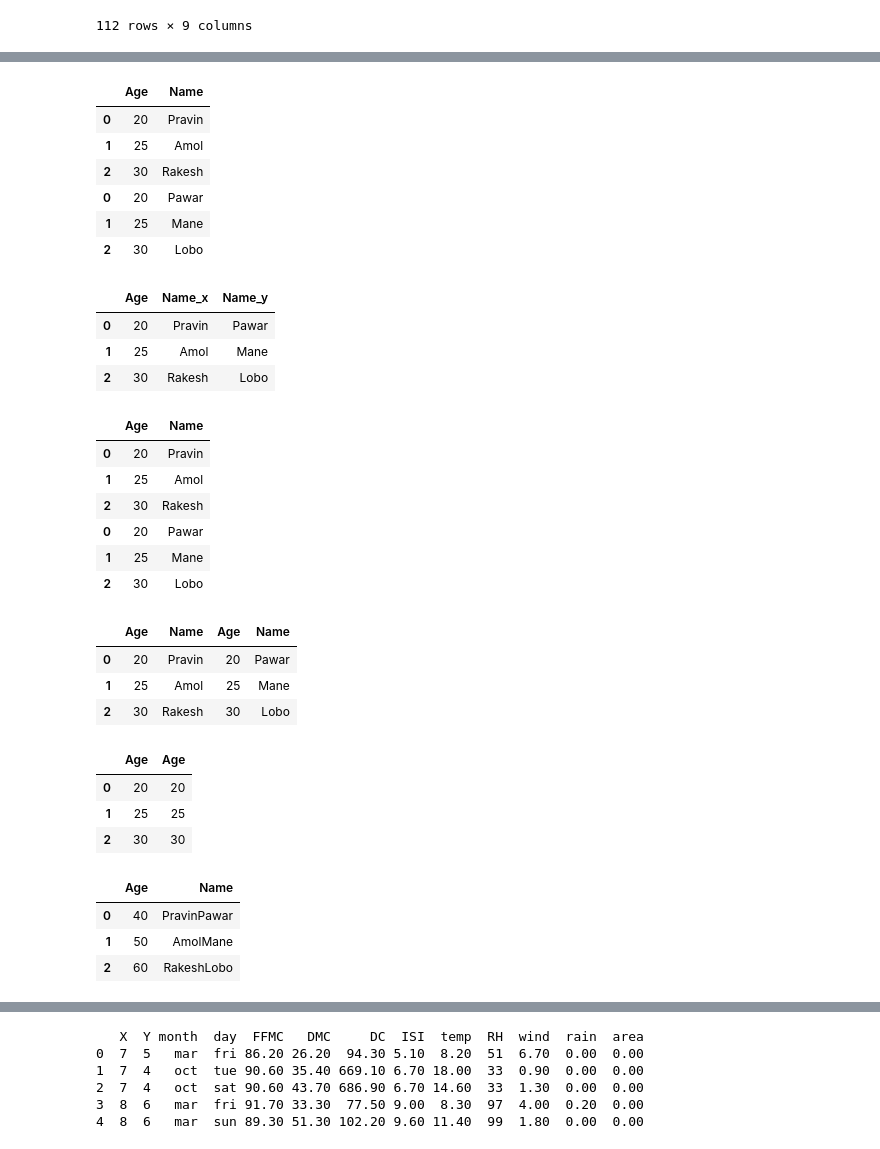
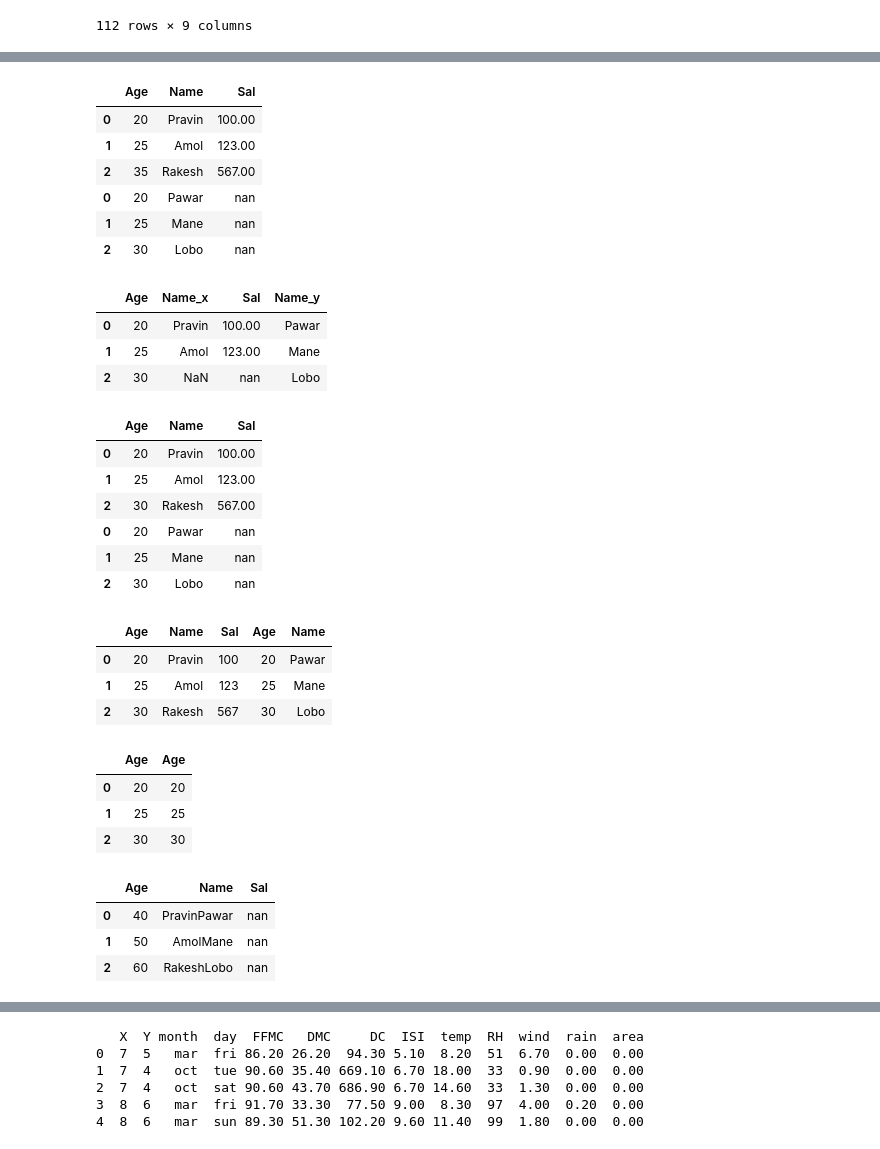
Before and after one commit to ppawar88/Python, a Jupyter notebook: Pandas.ipynb, the cells around one changed output, grey strips where cells are left out. Drawn from its saved outputs; the diff is of its cells as text; code cells hidden in the pictures.

```diff
--- a/Pandas.ipynb
+++ b/Pandas.ipynb
@@ -444,7 +466,10 @@ df_1.merge(df_2, how="inner", on ="unique_id")
 112 rows × 9 columns
 # %%
 df1 = pd.DataFrame(data={"Name" : ["Pravin", "Amol", "Rakesh"],
-                        "Age" : [20,25,30]})
+                        "Age" : [20,25,35],
+                        "Sal" : [100,123,567]})
 # %%
 df2 = pd.DataFrame(data={"Name" : ["Pawar", "Mane", "Lobo"],
                         "Age" : [20,25,30]})
+# %%
+df1.append(df2, ignore_index=True)
@@ -451,38 +484,38 @@ df2 = pd.DataFrame(data={"Name" : ["Pawar", "Mane", "Lobo"],
 # %%
-df1.append(df2)
+df1.append(df2, )
 # %% [output]
-|  | Age | Name |
-| 0 | 20 | Pravin |
-| 1 | 25 | Amol |
-| 2 | 30 | Rakesh |
-| 0 | 20 | Pawar |
-| 1 | 25 | Mane |
-| 2 | 30 | Lobo |
+|  | Age | Name | Sal |
+| 0 | 20 | Pravin | 100.00 |
+| 1 | 25 | Amol | 123.00 |
+| 2 | 35 | Rakesh | 567.00 |
+| 0 | 20 | Pawar | nan |
+| 1 | 25 | Mane | nan |
+| 2 | 30 | Lobo | nan |
 # %%
-df1.merge(df2, on="Age", how="inner")
+df1.merge(df2, on="Age", how="left")
 # %% [output]
-|  | Age | Name_x | Name_y |
-| 0 | 20 | Pravin | Pawar |
-| 1 | 25 | Amol | Mane |
-| 2 | 30 | Rakesh | Lobo |
+|  | Age | Name_x | Sal | Name_y |
+| 0 | 20 | Pravin | 100.00 | Pawar |
+| 1 | 25 | Amol | 123.00 | Mane |
+| 2 | 30 | NaN | nan | Lobo |
 # %%
 pd.concat([df1,df2], axis=0)
 # %% [output]
-|  | Age | Name |
-| 0 | 20 | Pravin |
-| 1 | 25 | Amol |
-| 2 | 30 | Rakesh |
-| 0 | 20 | Pawar |
-| 1 | 25 | Mane |
-| 2 | 30 | Lobo |
+|  | Age | Name | Sal |
+| 0 | 20 | Pravin | 100.00 |
+| 1 | 25 | Amol | 123.00 |
+| 2 | 30 | Rakesh | 567.00 |
+| 0 | 20 | Pawar | nan |
+| 1 | 25 | Mane | nan |
+| 2 | 30 | Lobo | nan |
 # %%
 df3=pd.concat([df1,df2], axis=1)
 df3
 # %% [output]
-|  | Age | Name | Age | Name |
-| 0 | 20 | Pravin | 20 | Pawar |
-| 1 | 25 | Amol | 25 | Mane |
-| 2 | 30 | Rakesh | 30 | Lobo |
+|  | Age | Name | Sal | Age | Name |
+| 0 | 20 | Pravin | 100 | 20 | Pawar |
+| 1 | 25 | Amol | 123 | 25 | Mane |
+| 2 | 30 | Rakesh | 567 | 30 | Lobo |
 # %%
 df3["Age"]
 # %% [output]
@@ -493,10 +526,10 @@ df3["Age"]
 # %%
 df1.add(df2)
 # %% [output]
-|  | Age | Name |
-| 0 | 40 | PravinPawar |
-| 1 | 50 | AmolMane |
-| 2 | 60 | RakeshLobo |
+|  | Age | Name | Sal |
+| 0 | 40 | PravinPawar | nan |
+| 1 | 50 | AmolMane | nan |
+| 2 | 60 | RakeshLobo | nan |
 # %%
 gold = pd.DataFrame({'Country': ['USA', 'France', 'Russia'],
                          'Medals': [15, 13, 9]}
```
Also changed, not shown: parts of 26 cells of this notebook.
